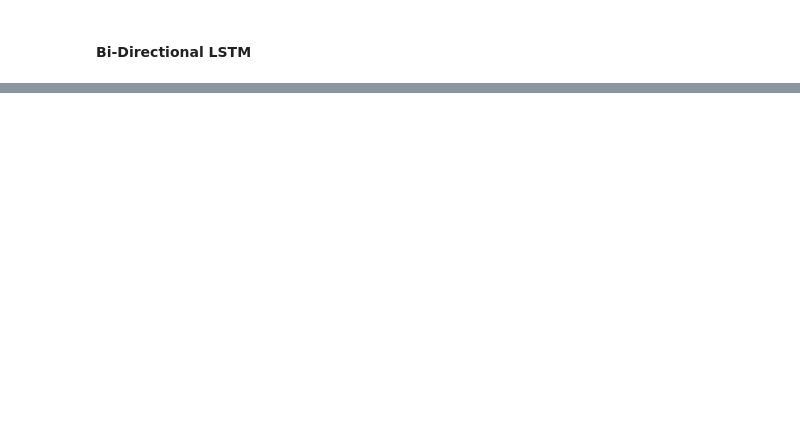
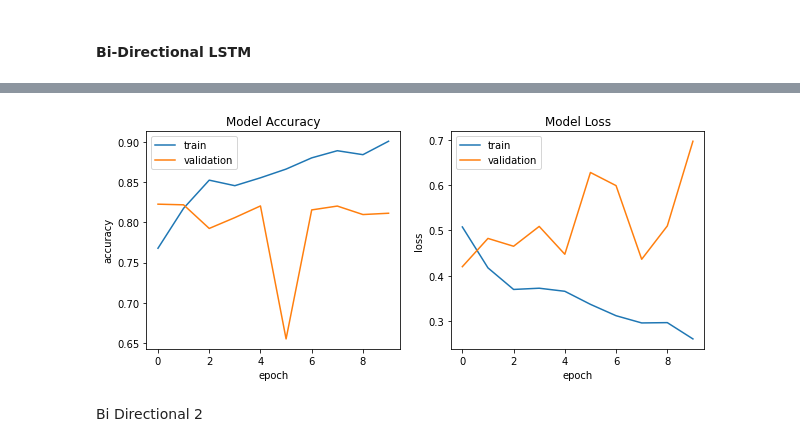
Before and after one commit to datcn1212/Spotify-App-Reviews-Sentiment-Analysis, a Jupyter notebook: RNN2.ipynb, the cells around one changed output, grey strips where cells are left out. Saved outputs shown, nothing was run; the diff lists cells and outputs as text; code cells hidden in the pictures; blank space fills up the shorter version.

```diff
--- a/RNN2.ipynb
+++ b/RNN2.ipynb
@@ -341,8 +381,10 @@ plot_training_hist(history)
 # Defining Bidirectional LSTM model
 bi_lstm_model = Sequential(name="Bidirectional_LSTM")
 bi_lstm_model.add(Embedding(len(tokenizer.word_index)+1, embd_len, input_length=max_length))
-bi_lstm_model.add(Bidirectional(LSTM(128, activation='tanh', return_sequences=False)))
-bi_lstm_model.add(Dense(1, activation='sigmoid'))
+bi_lstm_model.add(Bidirectional(LSTM(64, activation='tanh', return_sequences=True)))
+bi_lstm_model.add(Bidirectional(LSTM(32)))
+bi_lstm_model.add(Dense(16, activation='relu'))
+bi_lstm_model.add(Dense(1, activation='relu'))
 
 # Printing model summary
 print(bi_lstm_model.summary())
@@ -355,7 +397,7 @@ metrics=['accuracy']
 )
 
 # Training the model
-history4 = bi_lstm_model.fit(x_train_, y_train_, batch_size=64, epochs=5, verbose=2, validation_data=(x_test, y_test))
+history4 = bi_lstm_model.fit(x_train_, y_train_, batch_size=64, epochs=10, verbose=1, validation_data=(x_test, y_test))
 
 # Printing model score on test data
 print()
@@ -363,21 +423,6 @@ print("Bidirectional LSTM model Score---> ", bi_lstm_model.evaluate(x_test, y_te
 # %%
-def plot_training_hist(history):
-    '''Function to plot history for accuracy and loss'''
-
-    fig, ax = plt.subplots(1, 2, figsize=(10,4))
-    # first plot
-    ax[0].plot(history.history['accuracy'])
-    ax[0].plot(history.history['val_accuracy'])
-    ax[0].set_title('Model Accuracy')
-    ax[0].set_xlabel('epoch')
-    ax[0].set_ylabel('accuracy')
-    ax[0].legend(['train', 'validation'], loc='best')
-    # second plot
-    ax[1].plot(history.history['loss'])
-    ax[1].plot(history.history['val_loss'])
-    ax[1].set_title('Model Loss')
-    ax[1].set_xlabel('epoch')
-    ax[1].set_ylabel('loss')
-    ax[1].legend(['train', 'validation'], loc='best')
-
-plot_training_hist(history)
+plot_training_hist(history4)
+# %% [output]
+[figure, added]
+# %% [markdown]
+Bi Directional 2
```
Also changed, not shown: parts of 27 cells of this notebook, 3 other files.
